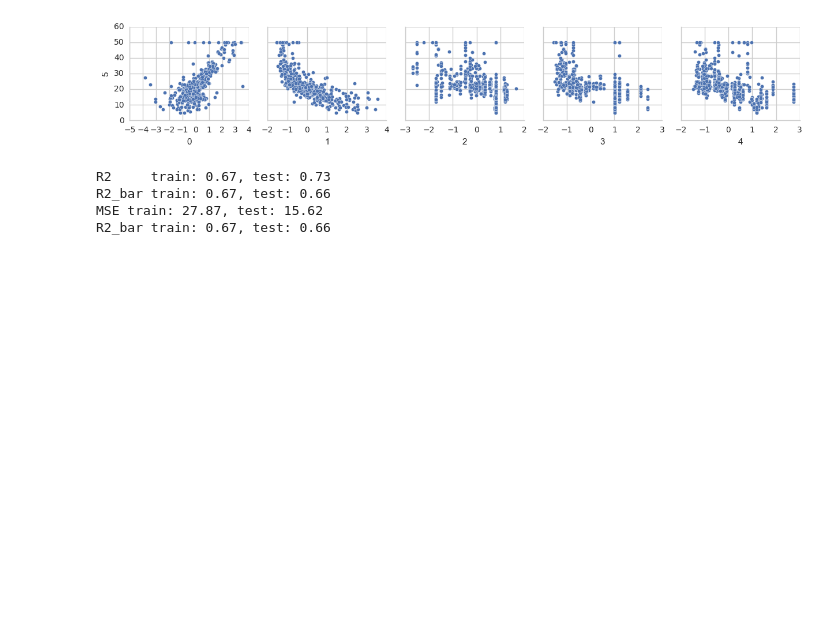
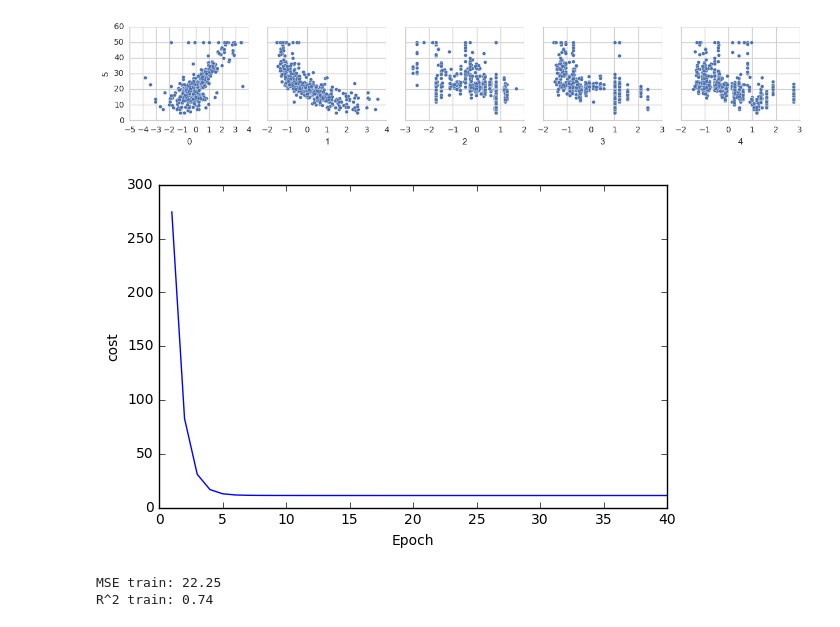
Before and after one commit to LemonATsu/iPynb-Lasso-Regressor, a Jupyter notebook: Lab05_102062207.ipynb, the cells around one changed output. Saved outputs shown, nothing was run; the diff lists cells and outputs as text; code cells hidden in the pictures; blank space fills up the shorter version.

Commit message:
Complete XRegressor, now need more experiments

```diff
--- a/Lab05_102062207.ipynb
+++ b/Lab05_102062207.ipynb
@@ -381,40 +386,6 @@ Feature #4 : 0.00144
 # %%
 def r2_bar_score(y, y_pred, N, P):
     return 1 - ((((y - y_pred)**2).sum()) / (N - P - 1)) / ((((y - np.mean(y))**2).sum()) / (N - 1))
-# %%
-olr = LinearRegression()
-olr = olr.fit(X_train[:, selected], y_train)
-
-llr = LassoRegressor(alpha=0.001, n_iter=max_iter)
-llr = llr.fit(X_train[:, selected], y_train)
-
-y_train_pred_ = olr.predict(X_train[:, selected])
-y_test_pred_ = olr.predict(X_test[:, selected])
-
-y_train_pred = llr.predict(X_train[:, selected])
-y_test_pred = llr.predict(X_test[:, selected])
-print("R2     train: %.2f, test: %.2f" % (
-        r2_score(y_train, y_train_pred),
-        r2_score(y_test, y_test_pred)
-    ))
-print("R2_bar train: %.2f, test: %.2f" % (
-        r2_bar_score(y_train, y_train_pred, X_train[:,selected].shape[0], llr.w_.shape[0]-1),
-        r2_bar_score(y_test, y_test_pred, X_test[:,selected].shape[0],llr.w_.shape[0]-1)
-    ))
-print("MSE train: %.2f, test: %.2f" %(
-        mean_squared_error(y_train, y_train_pred),
-        mean_squared_error(y_test, y_test_pred))
-    )
-
-print("R2_bar train: %.2f, test: %.2f" % (
-        r2_bar_score(y_train, y_train_pred_, X_train[:,selected].shape[0], llr.w_.shape[0]-1),
-        r2_bar_score(y_test, y_test_pred_, X_test[:,selected].shape[0],llr.w_.shape[0]-1)
-    ))
-# %% [output]
-R2     train: 0.67, test: 0.73
-R2_bar train: 0.67, test: 0.66
-MSE train: 27.87, test: 15.62
-R2_bar train: 0.67, test: 0.66
 # %%
 
 class XRegressor(object):
@@ -465,0 +463,18 @@ class XRegressor(object):
+# %%
+xr = XRegressor()
+xr = xr.fit(X_train, y_train, extract_feats=False)
+
+plt.plot(range(1, xr.n_iter+1), xr.cost_)
+plt.ylabel('cost')
+plt.xlabel('Epoch')
+plt.tight_layout()
+plt.savefig('./output/fig-lasso-cost.png', dpi=300)
+plt.show()
+
+y_train_pred = xr.predict(X_train)
+print('MSE train: %.2f' % (mean_squared_error(y_train, y_train_pred)))
+print('R^2 train: %.2f' % (r2_score(y_train, y_train_pred)))
+# %% [output]
+[figure, added]
+MSE train: 22.25
+R^2 train: 0.74
```
Also changed, not shown: parts of 9 cells of this notebook.
